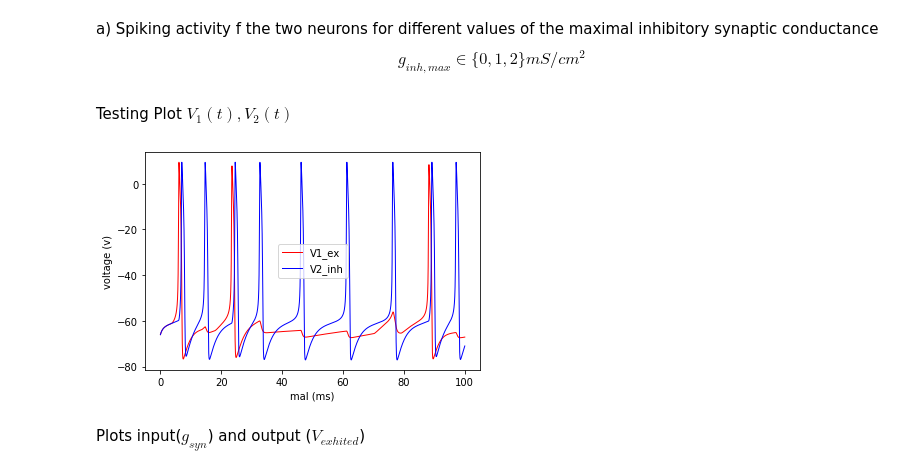
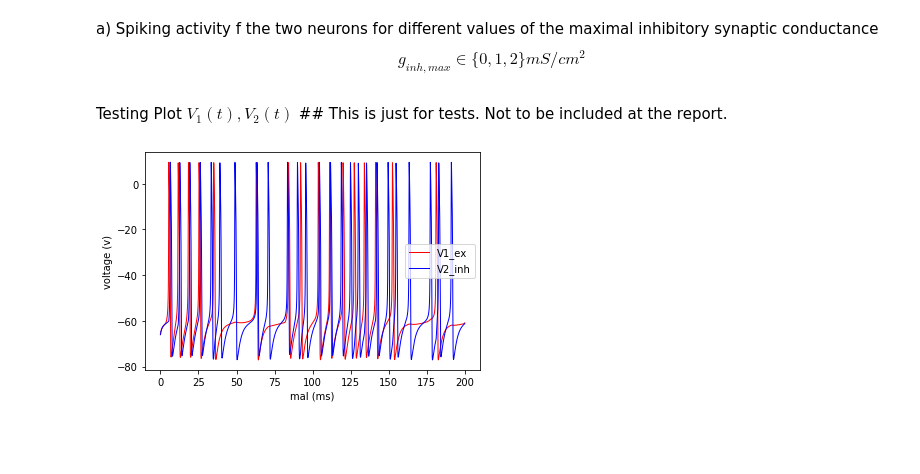
Before and after one commit to jaumecolomhernandez/mmb-mathneuroscience2, a Jupyter notebook: conductance-based-network-dimitri.ipynb, the cells around one changed output. Saved outputs shown, nothing was run; the diff lists cells and outputs as text; code cells hidden in the pictures; blank space fills up the shorter version.

Commit message:
Improvements on the plots
Check results and depictions need improvements

```diff
--- a/conductance-based-network-dimitri.ipynb
+++ b/conductance-based-network-dimitri.ipynb
@@ -307,26 +307,24 @@ def twoneurons(V, t):
 
     return [dV1dt, dV2dt, dn1dt, dn2dt, ds1dt, ds2dt]
 # %% [markdown]
-Testing Plot $V_{1}(t), V_{2}(t)$
+Testing Plot $V_{1}(t), V_{2}(t)$ ## This is just for tests. Not to be included at the report.
 # %%
 # V response plots for testing
 dt=0.001
-dur = 100
+dur = 200 # duration of simulations from now on
 t = np.arange(0.0, dur, dt)
 V0 = [-66, -66, 0, 0, 0, 0] # V1, V2, n1, n2, s1, s2
 
 twoneurons(V0, 1)
 out = odeint(twoneurons, V0, t)
 
 
 plt.plot(t,out[:,0],'r-', linewidth=1.0)
 plt.plot(t,out[:,1],'b-', linewidth=1.0)
 #plt.plot(results[0:200],linewidth=1.5)
 plt.xlabel("mal (ms)")
 plt.ylabel("voltage (v)")
 plt.legend(["V1_ex","V2_inh"])
 plt.show()
 # %% [output]
-[figure, old version]
+[figure, new version]
-# %% [markdown]
-Plots input($g_{syn}$) and output ($V_{exhited}$)
```
Also changed, not shown: parts of 11 cells of this notebook.
